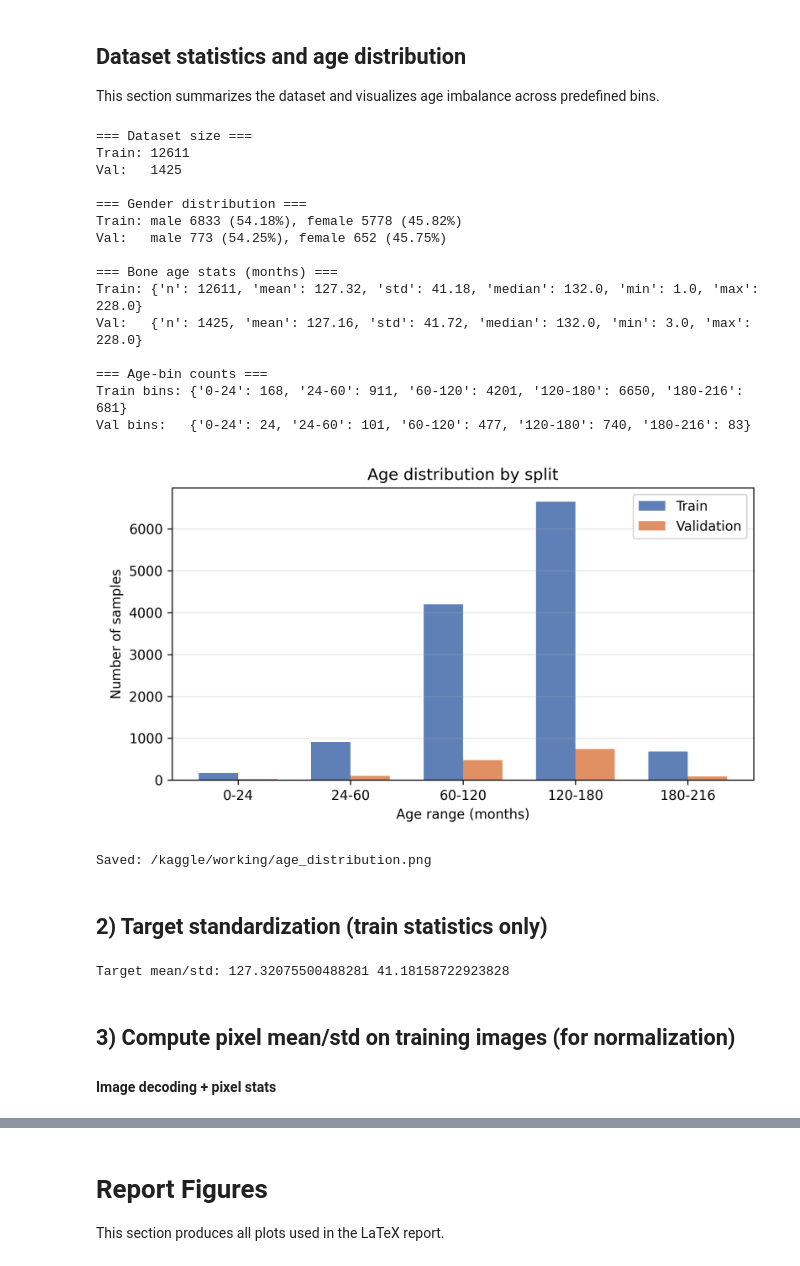
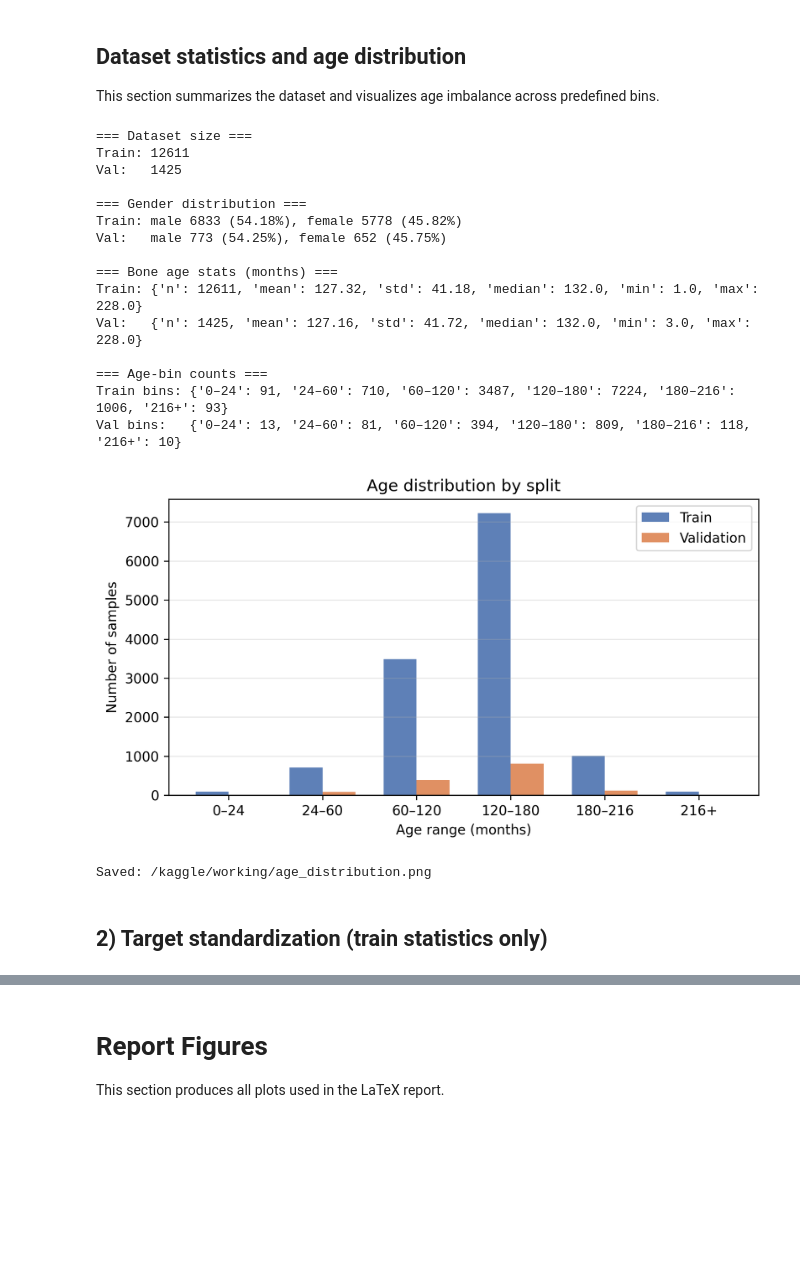
Before and after one commit to sobhanHosseini/bone-age-prediction-cnn-fusion, a Jupyter notebook: main.ipynb, the cells around one changed output, grey strips where cells are left out. Drawn from its saved outputs; the diff is of its cells as text; code cells hidden in the pictures; blank space fills up the shorter version.

```diff
--- a/main.ipynb
+++ b/main.ipynb
@@ -45,7 +51,7 @@ PLOT_STYLE = {
     "model_colors": {
         "M1_image_only":            "#4C72B0",
         "M2_image_gender":          "#DD8452",
-        "M3_patches_mean":          "#55A868",
+        "M3_patches_gated_gender":  "#55A868",
         "M4_patches_learned_gender":"#C44E52",
     },
     # Generic colors for non-model plots
@@ -115,6 +105,12 @@ Train rows: 12611 Val rows: 1425
 ## Dataset statistics and age distribution
 This section summarizes the dataset and visualizes age imbalance across predefined bins.
 # %%
+import numpy as np
+import pandas as pd
+import matplotlib.pyplot as plt
+import os
+from IPython.display import display, Image
+
 def show_saved(path):
     assert os.path.exists(path), f"File not found: {path}"
     display(Image(filename=path))
@@ -144,16 +140,17 @@ def gender_counts(df: pd.DataFrame):
         "female_pct": 100.0 * n_female / n if n else np.nan,
     }
 
-BINS = [0, 24, 60, 120, 180, 216]
-LABELS = ["0-24", "24-60", "60-120", "120-180", "180-216"]
+# Updated bins
+BINS = [0, 24, 60, 120, 180, 216, 10**9]
+LABELS = ["0–24", "24–60", "60–120", "120–180", "180–216", "216+"]
 
 def age_bin_counts(df: pd.DataFrame, bins=BINS, labels=LABELS):
     y = df["boneage"].astype(float).values
-    y = np.clip(y, bins[0], bins[-1])
-    idx = np.digitize(y, bins, right=True) - 1
+    # digitize into bins
+    idx = np.digitize(y, bins, right=False) - 1
     return {lab: int(np.sum(idx == i)) for i, lab in enumerate(labels)}
 
-# ---- Compute + print ----
+# Compute + print
 train_gender = gender_counts(train_df)
 val_gender   = gender_counts(val_df)
 train_age = describe_boneage(train_df)
@@ -180,7 +177,7 @@ print("=== Age-bin counts ===")
 print("Train bins:", train_bins)
 print("Val bins:  ", val_bins)
 
-# ---- Age distribution plot ----
+# Age distribution plot
 bins = list(train_bins.keys())
 train_counts = [train_bins[b] for b in bins]
 val_counts   = [val_bins[b] for b in bins]
@@ -191,54 +188,40 @@ width = 0.35
 age_dist_path = "/kaggle/working/age_distribution.png"
 plt.figure(figsize=(7,4))
 
-# Use two colors from your style: M1 and M2 as general-purpose split colors
 c_train = PLOT_STYLE["model_colors"].get("M1_image_only", "tab:blue")
 c_val   = PLOT_STYLE["model_colors"].get("M2_image_gender", "tab:orange")
 
 plt.bar(x - width/2, train_counts, width, label="Train", color=c_train, alpha=0.9)
 plt.bar(x + width/2, val_counts,   width, label="Validation", color=c_val, alpha=0.9)
 
 plt.xticks(x, bins)
 plt.ylabel("Number of samples")
 plt.xlabel("Age range (months)")
 plt.title("Age distribution by split")
 plt.legend()
-plt.grid(axis="y", alpha=PLOT_STYLE["grid_alpha"])
+plt.grid(axis="y", alpha=PLOT_STYLE.get("grid_alpha", 0.25))
 plt.tight_layout()
-plt.savefig(age_dist_path, dpi=300)
+plt.savefig(age_dist_path, dpi=300, bbox_inches="tight")
 plt.close()
 
 show_saved(age_dist_path)
 # %% [output]
 === Dataset size ===
 Train: 12611
 Val:   1425
 
 === Gender distribution ===
 Train: male 6833 (54.18%), female 5778 (45.82%)
 Val:   male 773 (54.25%), female 652 (45.75%)
 
 === Bone age stats (months) ===
 Train: {'n': 12611, 'mean': 127.32, 'std': 41.18, 'median': 132.0, 'min': 1.0, 'max': 228.0}
 Val:   {'n': 1425, 'mean': 127.16, 'std': 41.72, 'median': 132.0, 'min': 3.0, 'max': 228.0}
 
 === Age-bin counts ===
-Train bins: {'0-24': 168, '24-60': 911, '60-120': 4201, '120-180': 6650, '180-216': 681}
-Val bins:   {'0-24': 24, '24-60': 101, '60-120': 477, '120-180': 740, '180-216': 83}
+Train bins: {'0–24': 91, '24–60': 710, '60–120': 3487, '120–180': 7224, '180–216': 1006, '216+': 93}
+Val bins:   {'0–24': 13, '24–60': 81, '60–120': 394, '120–180': 809, '180–216': 118, '216+': 10}
-[figure, old version]
+[figure, new version]
 Saved: /kaggle/working/age_distribution.png
 # %% [markdown]
 ## 2) Target standardization (train statistics only)
-# %%
-y_mean = float(train_df["boneage"].mean())
-y_std  = float(train_df["boneage"].std() + 1e-8)
-
-train_df["y_std"] = (train_df["boneage"] - y_mean) / y_std
-val_df["y_std"]   = (val_df["boneage"] - y_mean) / y_std
-
-print("Target mean/std:", y_mean, y_std)
-# %% [output]
-Target mean/std: 127.32075500488281 41.18158722923828
-# %% [markdown]
-## 3) Compute pixel mean/std on training images (for normalization)
-#### Image decoding + pixel stats
```
Also changed, not shown: parts of 54 cells of this notebook, 1 other file.
